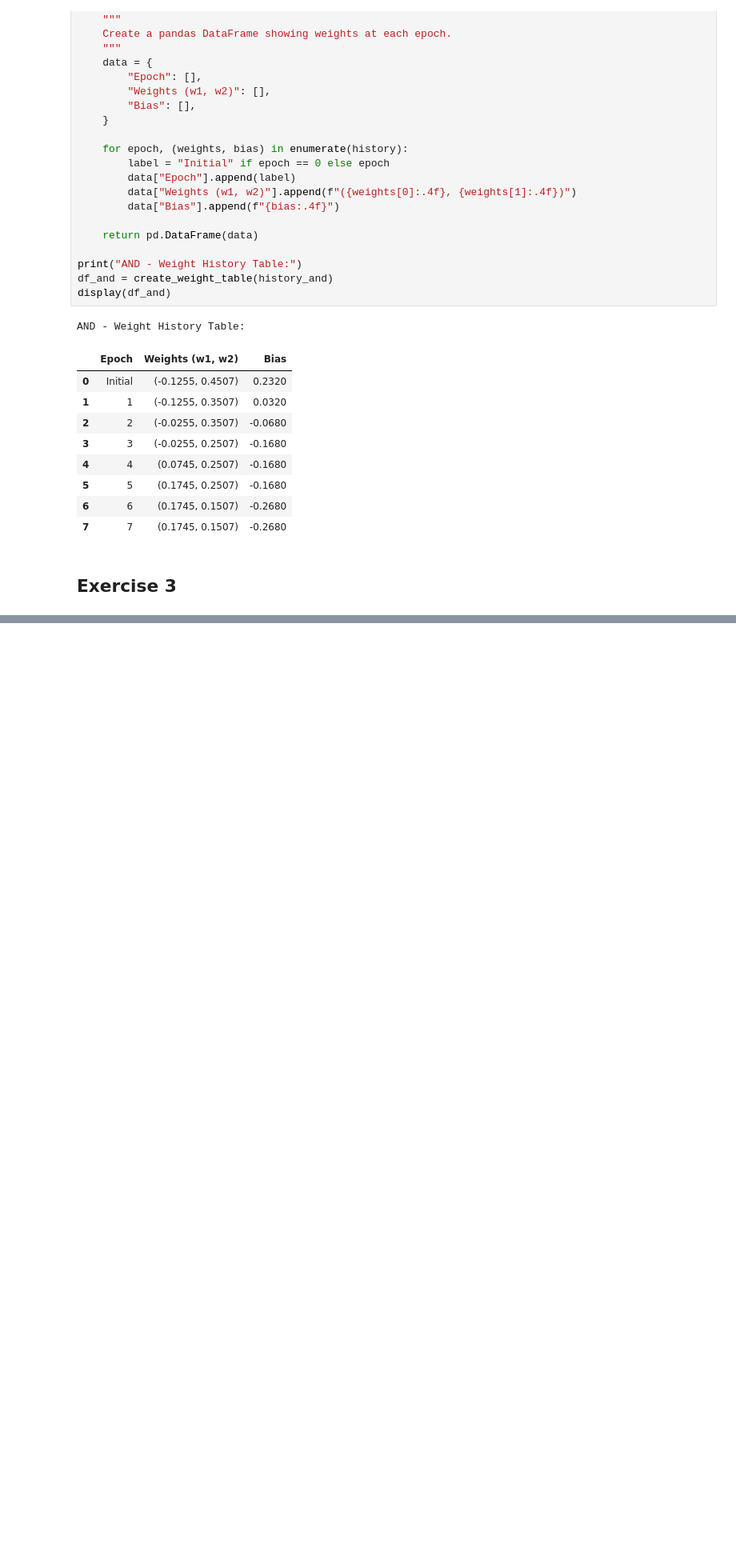
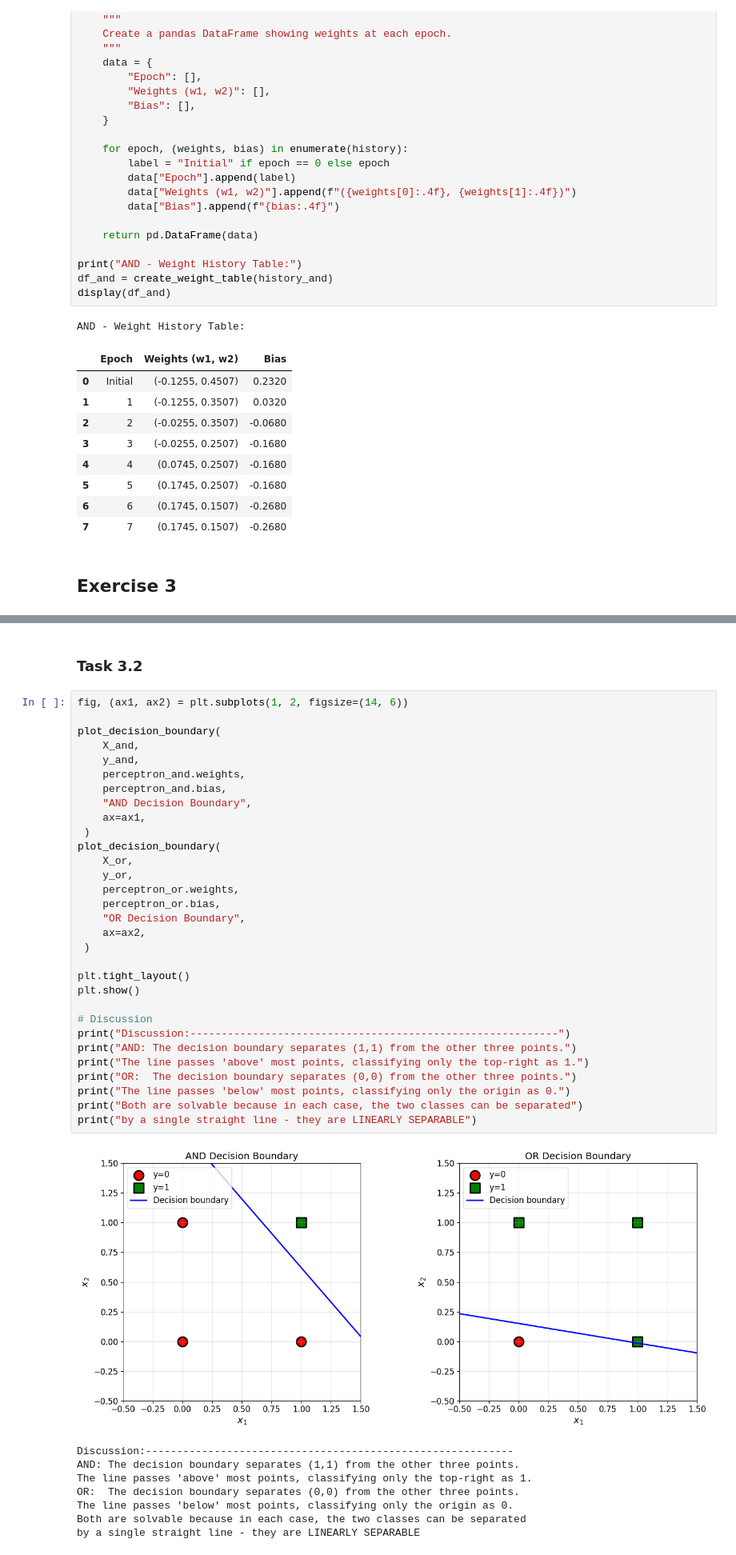
Before and after one commit to fionnmcgoldrick123/artificial_intelligence_lab, a Jupyter notebook: lab_1.ipynb, the cells around one changed output, grey strips where cells are left out. Shown at 80% size. Cells and saved outputs as stored; diff of their text form; blank space fills up the shorter version.

Commit message:
Add linear separability comparison

```diff
--- a/lab_1.ipynb
+++ b/lab_1.ipynb
@@ -355,0 +435,42 @@ AND - Weight History Table:
+# %% [markdown]
+### Task 3.2
+# %%
+fig, (ax1, ax2) = plt.subplots(1, 2, figsize=(14, 6))
+
+plot_decision_boundary(
+    X_and,
+    y_and,
+    perceptron_and.weights,
+    perceptron_and.bias,
+    "AND Decision Boundary",
+    ax=ax1,
+ )
+plot_decision_boundary(
+    X_or,
+    y_or,
+    perceptron_or.weights,
+    perceptron_or.bias,
+    "OR Decision Boundary",
+    ax=ax2,
+ )
+
+plt.tight_layout()
+plt.show()
+
+# Discussion
+print("Discussion:-----------------------------------------------------------")
+print("AND: The decision boundary separates (1,1) from the other three points.")
+print("The line passes 'above' most points, classifying only the top-right as 1.")
+print("OR:  The decision boundary separates (0,0) from the other three points.")
+print("The line passes 'below' most points, classifying only the origin as 0.")
+print("Both are solvable because in each case, the two classes can be separated")
+print("by a single straight line - they are LINEARLY SEPARABLE")
+# %% [output]
+[figure, added]
+Discussion:-----------------------------------------------------------
+AND: The decision boundary separates (1,1) from the other three points.
+The line passes 'above' most points, classifying only the top-right as 1.
+OR:  The decision boundary separates (0,0) from the other three points.
+The line passes 'below' most points, classifying only the origin as 0.
+Both are solvable because in each case, the two classes can be separated
+by a single straight line - they are LINEARLY SEPARABLE
```
Also changed, not shown: parts of 13 cells of this notebook.
